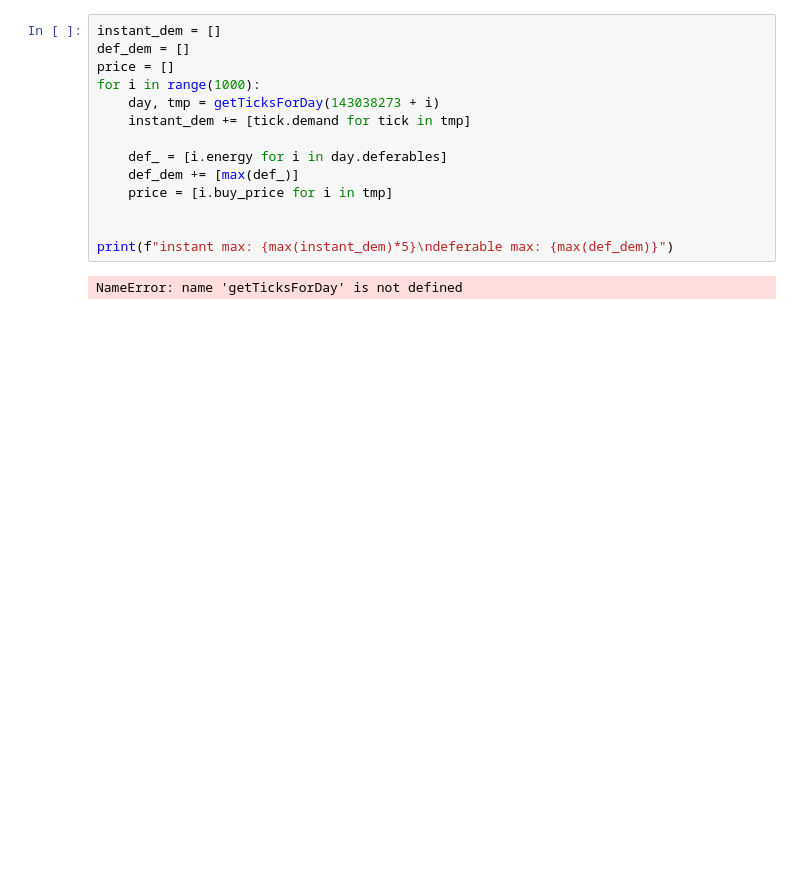
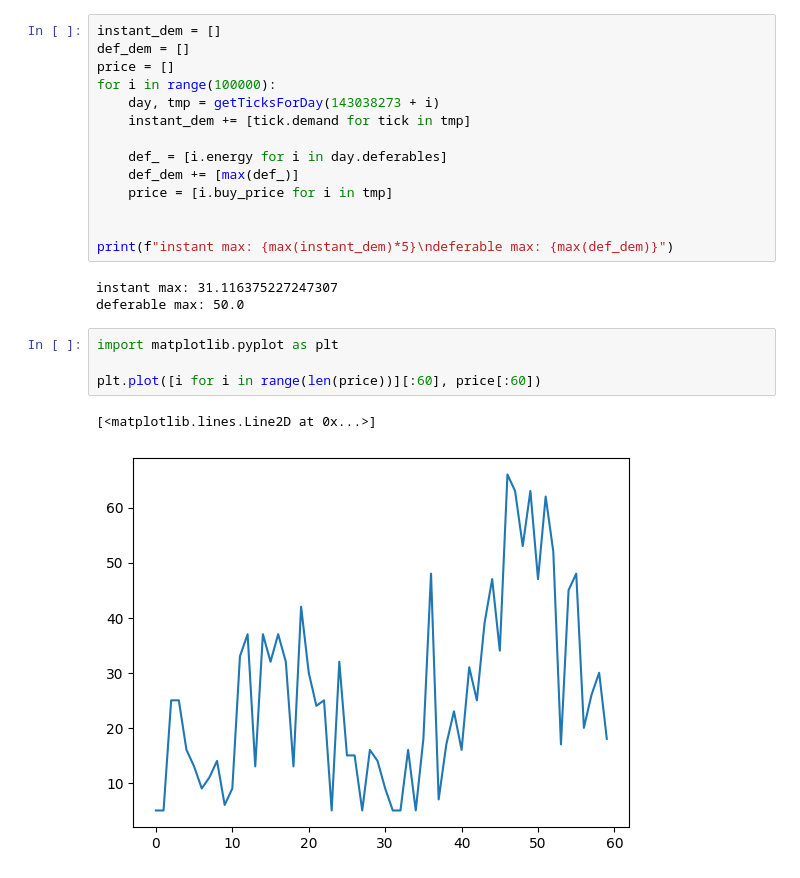
Before and after one commit to vishesh32/QuintupleE, a Jupyter notebook: test.ipynb, the cells around one changed output. Drawn from its saved outputs; the diff is of its cells as text; blank space fills up the shorter version.

```diff
--- a/test.ipynb
+++ b/test.ipynb
@@ -30,7 +33,7 @@ def getTicksForDay(id):
 instant_dem = []
 def_dem = []
 price = []
-for i in range(1000):
+for i in range(100000):
     day, tmp = getTicksForDay(143038273 + i)
     instant_dem += [tick.demand for tick in tmp]
 
@@ -41,4 +44,12 @@ for i in range(1000):
 
 print(f"instant max: {max(instant_dem)*5}\ndeferable max: {max(def_dem)}")
 # %% [output]
-NameError: name 'getTicksForDay' is not defined
+instant max: 31.116375227247307
+deferable max: 50.0
+# %%
+import matplotlib.pyplot as plt
+
+plt.plot([i for i in range(len(price))][:60], price[:60])
+# %% [output]
+[<matplotlib.lines.Line2D at 0x...>]
+[figure, added]
```
Also changed, not shown: parts of 2 cells of this notebook, 2 other files.
